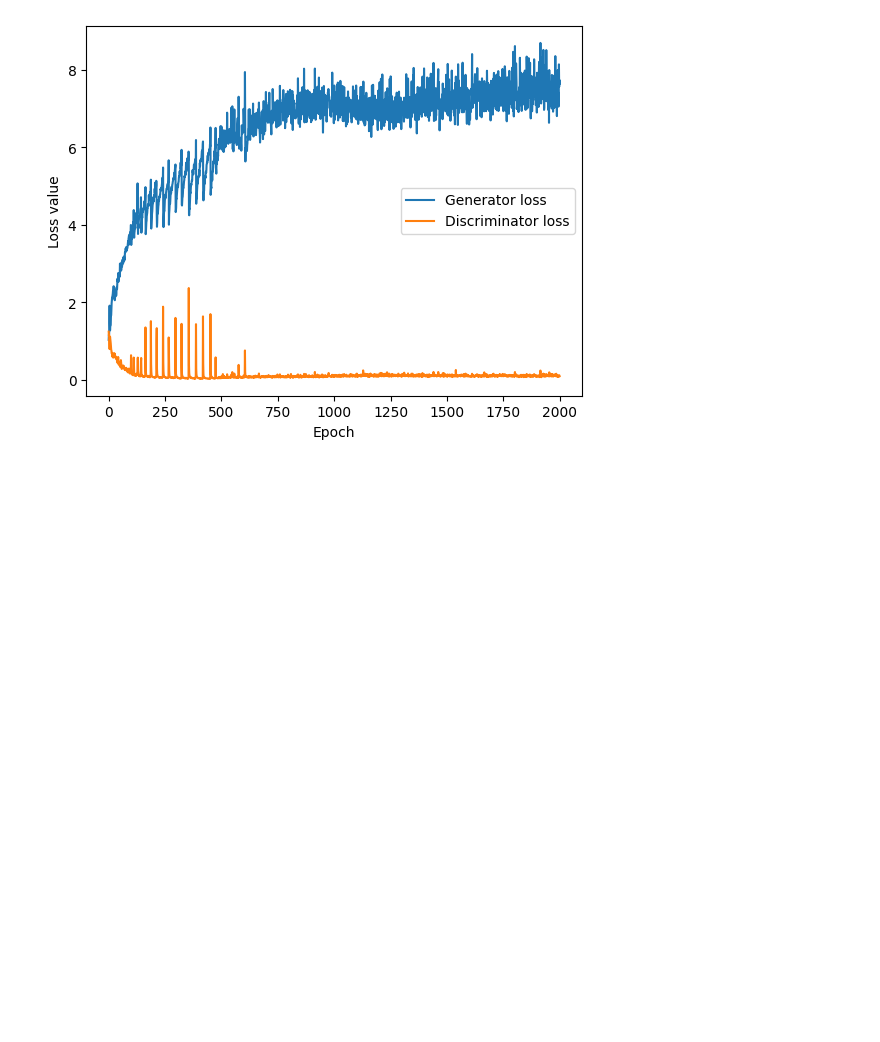
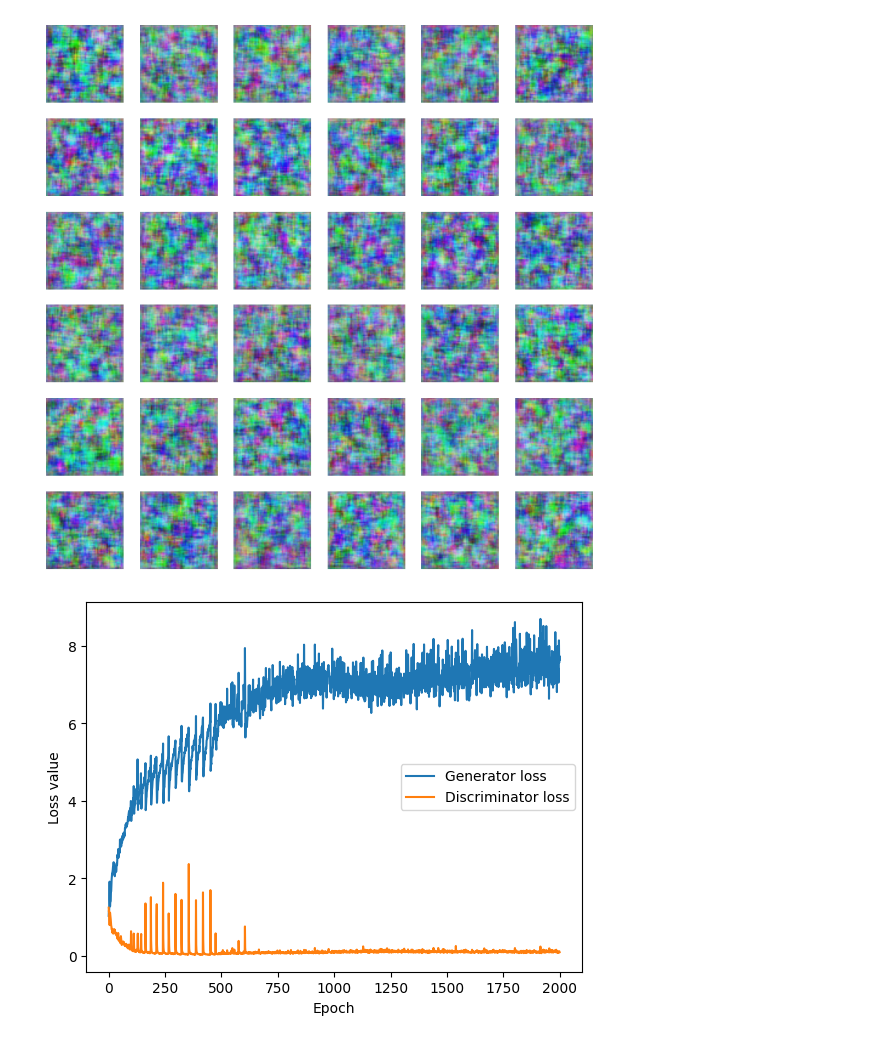
Before and after one commit to barhanc/image-recognition-lab, a Jupyter notebook: lab3/lab3.ipynb, the cells around one changed output. Drawn from its saved outputs; the diff is of its cells as text; code cells hidden in the pictures; blank space fills up the shorter version.

```diff
--- a/lab3/lab3.ipynb
+++ b/lab3/lab3.ipynb
@@ -10,0 +105,19 @@ from lab3.model import *
+# %%
+# Define training parameters
+
+batch_size = 16
+log_period = 50
+epochs = 3_000
+
+G = Generator(latent_dim := 128)
+D = Discriminator()
+
+criterion = F.binary_cross_entropy_with_logits
+
+optim_g = optim.AdamW(G.parameters(), lr=0.0002, betas=(0.5, 0.999), weight_decay=1e-2)
+optim_d = optim.AdamW(D.parameters(), lr=0.0002, betas=(0.5, 0.999), weight_decay=1e-2)
+
+fixed_noise = torch.randn(36, latent_dim)
+show(G(fixed_noise).detach())
+# %% [output]
+[figure, added]
```
Also changed, not shown: parts of 4 cells of this notebook, 2 other files.
